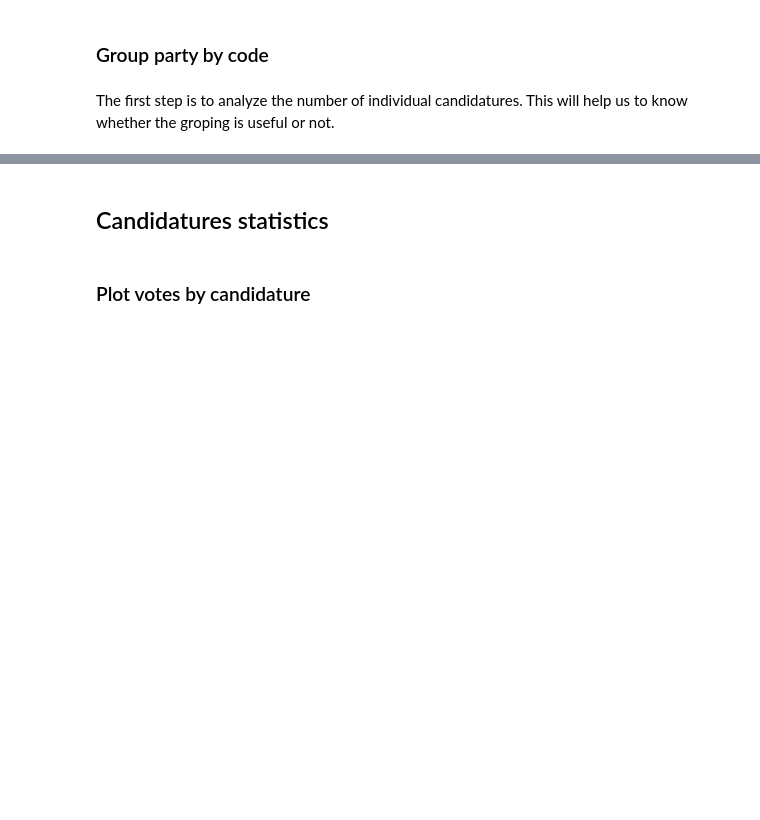
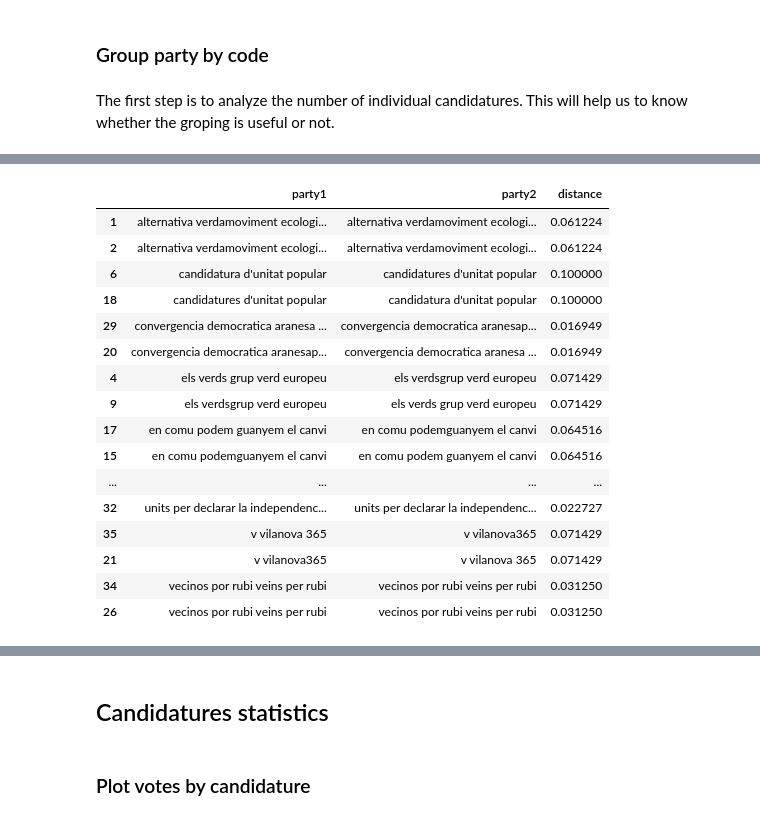
Before and after one commit to guillempla/catalan-elections-forecasting, a Jupyter notebook: src/study_data/study-clean-data.ipynb, the cells around one changed output, grey strips where cells are left out. Saved outputs shown, nothing was run; the diff lists cells and outputs as text; code cells hidden in the pictures; blank space fills up the shorter version.

Commit message:
Clean names, calculate distances, check parties competed same election

```diff
--- a/src/study_data/study-clean-data.ipynb
+++ b/src/study_data/study-clean-data.ipynb
@@ -174,0 +188,2 @@ candidatures_acronym
+# %%
+df = clean_party_names(df)
@@ -174,0 +200,29 @@ candidatures_acronym
+# %%
+party_names = df["clean_party_name"].unique()
+print(len(party_names))
+
+
+def calculate_distances(text, distance_algorithm):
+    n = len(text)
+    distance_matrix = np.zeros((n, n), dtype=float)  # Initialize a matrix with zeros
+
+    # Only calculate for one half and mirror it to the other half
+    for i in tqdm(range(n), desc="Calculating distances"):
+        for j in range(
+            i + 1, n
+        ):  # Start from i+1 to avoid calculating the distance of a string to itself
+            distance = distance_algorithm(text[i], text[j])
+            distance_matrix[i, j] = distance_matrix[j, i] = distance
+
+    # Making sure the diagonal is high to simulate distance to itself (will be filtered out)
+    np.fill_diagonal(distance_matrix, 100.0)
+
+    # Convert the NumPy array to a pandas DataFrame
+    levenshtein_distances = pd.DataFrame(distance_matrix, index=text, columns=text)
+
+    return levenshtein_distances
+
+
+levenshtein_distances = calculate_distances(
+    party_names, textdistance.levenshtein.distance
+)
@@ -174,0 +255,4 @@ candidatures_acronym
+# %%
+jaro_winkler_distances = calculate_distances(party_names, textdistance.jaro_winkler.distance)
+jaccard_distances = calculate_distances(party_names, textdistance.jaccard.distance)
+cosine_distances = calculate_distances(party_names, textdistance.cosine.distance)
@@ -174,0 +282,28 @@ candidatures_acronym
+# %%
+jaccard_similar_parties = (
+    jaccard_distances[jaccard_distances < 0.1]
+    .stack()
+    .reset_index()
+    .rename(columns={"level_0": "party1", "level_1": "party2", 0: "distance"})
+    .sort_values(by="party1")
+)
+
+jaccard_similar_parties
+# %% [output]
+|  | party1 | party2 | distance |
+| 1 | alternativa verdamoviment ecologi... | alternativa verdamoviment ecologi... | 0.061224 |
+| 2 | alternativa verdamoviment ecologi... | alternativa verdamoviment ecologi... | 0.061224 |
+| 6 | candidatura d'unitat popular | candidatures d'unitat popular | 0.100000 |
+| 18 | candidatures d'unitat popular | candidatura d'unitat popular | 0.100000 |
+| 29 | convergencia democratica aranesa ... | convergencia democratica aranesap... | 0.016949 |
+| 20 | convergencia democratica aranesap... | convergencia democratica aranesa ... | 0.016949 |
+| 4 | els verds grup verd europeu | els verdsgrup verd europeu | 0.071429 |
+| 9 | els verdsgrup verd europeu | els verds grup verd europeu | 0.071429 |
+| 17 | en comu podem guanyem el canvi | en comu podemguanyem el canvi | 0.064516 |
+| 15 | en comu podemguanyem el canvi | en comu podem guanyem el canvi | 0.064516 |
+| ... | ... | ... | ... |
+| 32 | units per declarar la independenc... | units per declarar la independenc... | 0.022727 |
+| 35 | v vilanova 365 | v vilanova365 | 0.071429 |
+| 21 | v vilanova365 | v vilanova 365 | 0.071429 |
+| 34 | vecinos por rubi veins per rubi | vecinos por rubi veins per rubi | 0.031250 |
+| 26 | vecinos por rubi veins per rubi | vecinos por rubi veins per rubi | 0.031250 |
```
Also changed, not shown: parts of 26 cells of this notebook.
